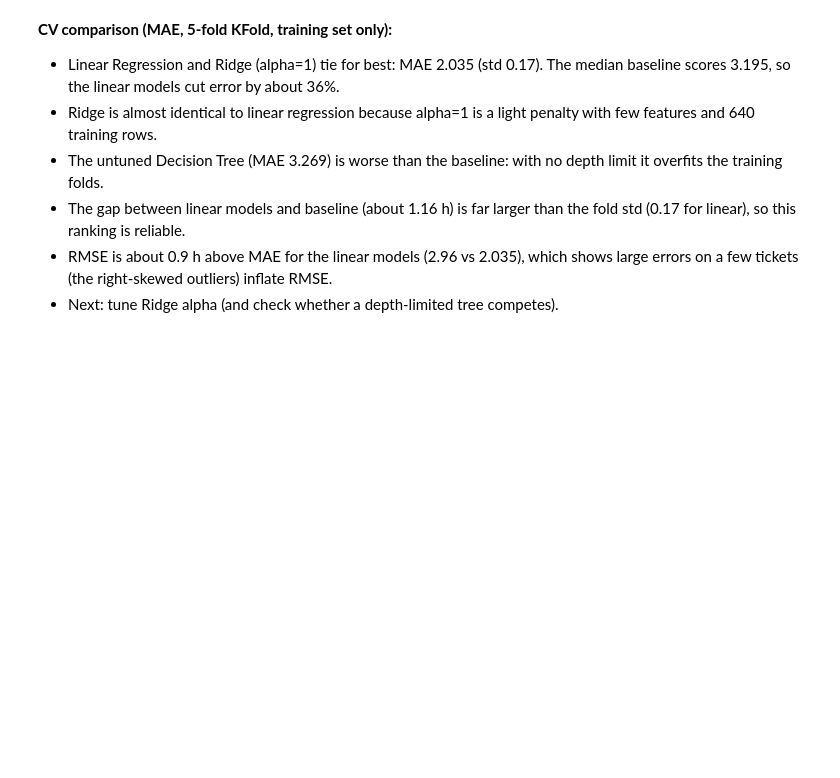
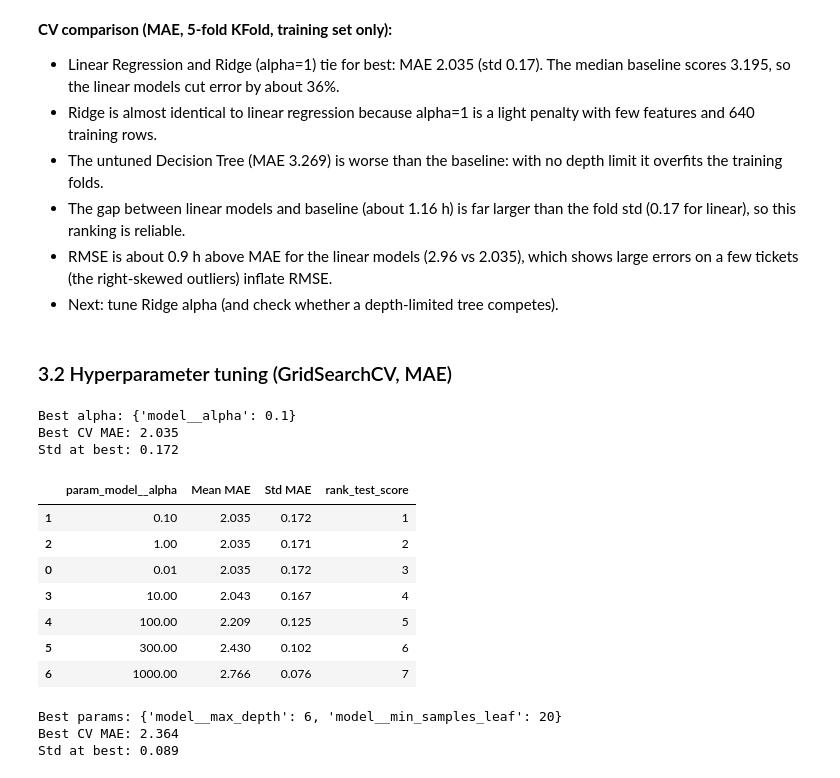
Before and after one commit to Ruhama-Beshada/Ticket-escalation-and-resolution-time-ml, a Jupyter notebook: ticket_analysis.ipynb, the cells around one changed output. Drawn from its saved outputs; the diff is of its cells as text; code cells hidden in the pictures; blank space fills up the shorter version.

Commit message:
Add Experiment B tuning (Ridge alpha and tree depth)

```diff
--- a/ticket_analysis.ipynb
+++ b/ticket_analysis.ipynb
@@ -428,3 +428,58 @@ plt.show()
 - The gap between linear models and baseline (about 1.16 h) is far larger than the fold std (0.17 for linear), so this ranking is reliable.
 - RMSE is about 0.9 h above MAE for the linear models (2.96 vs 2.035), which shows large errors on a few tickets (the right-skewed outliers) inflate RMSE.
 - Next: tune Ridge alpha (and check whether a depth-limited tree competes).
+# %% [markdown]
+### 3.2 Hyperparameter tuning (GridSearchCV, MAE)
+# %%
+pipe_ridge = Pipeline([("prep", preprocessor_r), ("model", Ridge(random_state=RANDOM_STATE))])
+
+ridge_grid = GridSearchCV(
+    pipe_ridge,
+    {"model__alpha": [0.01, 0.1, 1, 10, 100, 300, 1000]},
+    cv=cv_r,                                  # same 5 KFold folds as before
+    scoring="neg_mean_absolute_error",
+    n_jobs=-1,
+)
+ridge_grid.fit(Xr_train, yr_train)
+
+print("Best alpha:", ridge_grid.best_params_)
+print("Best CV MAE:", round(-ridge_grid.best_score_, 3))
+print("Std at best:", round(ridge_grid.cv_results_["std_test_score"][ridge_grid.best_index_], 3))
+# %% [output]
+Best alpha: {'model__alpha': 0.1}
+Best CV MAE: 2.035
+Std at best: 0.172
+# %%
+ridge_res = pd.DataFrame(ridge_grid.cv_results_)[["param_model__alpha", "mean_test_score", "std_test_score", "rank_test_score"]].copy()
+ridge_res["mean_test_score"] = -ridge_res["mean_test_score"]
+ridge_res = ridge_res.rename(columns={"mean_test_score": "Mean MAE", "std_test_score": "Std MAE"})
+ridge_res.sort_values("rank_test_score").round(3)
+# %% [output]
+|  | param_model__alpha | Mean MAE | Std MAE | rank_test_score |
+| 1 | 0.10 | 2.035 | 0.172 | 1 |
+| 2 | 1.00 | 2.035 | 0.171 | 2 |
+| 0 | 0.01 | 2.035 | 0.172 | 3 |
+| 3 | 10.00 | 2.043 | 0.167 | 4 |
+| 4 | 100.00 | 2.209 | 0.125 | 5 |
+| 5 | 300.00 | 2.430 | 0.102 | 6 |
+| 6 | 1000.00 | 2.766 | 0.076 | 7 |
+# %%
+pipe_tree = Pipeline([("prep", preprocessor_r), ("model", DecisionTreeRegressor(random_state=RANDOM_STATE))])
+
+tree_grid = GridSearchCV(
+    pipe_tree,
+    {"model__max_depth": [2, 3, 4, 5, 6, 8],
+     "model__min_samples_leaf": [5, 10, 20]},
+    cv=cv_r,
+    scoring="neg_mean_absolute_error",
+    n_jobs=-1,
+)
+tree_grid.fit(Xr_train, yr_train)
+
+print("Best params:", tree_grid.best_params_)
+print("Best CV MAE:", round(-tree_grid.best_score_, 3))
+print("Std at best:", round(tree_grid.cv_results_["std_test_score"][tree_grid.best_index_], 3))
+# %% [output]
+Best params: {'model__max_depth': 6, 'model__min_samples_leaf': 20}
+Best CV MAE: 2.364
+Std at best: 0.089
```
Also changed, not shown: parts of 2 cells of this notebook.
